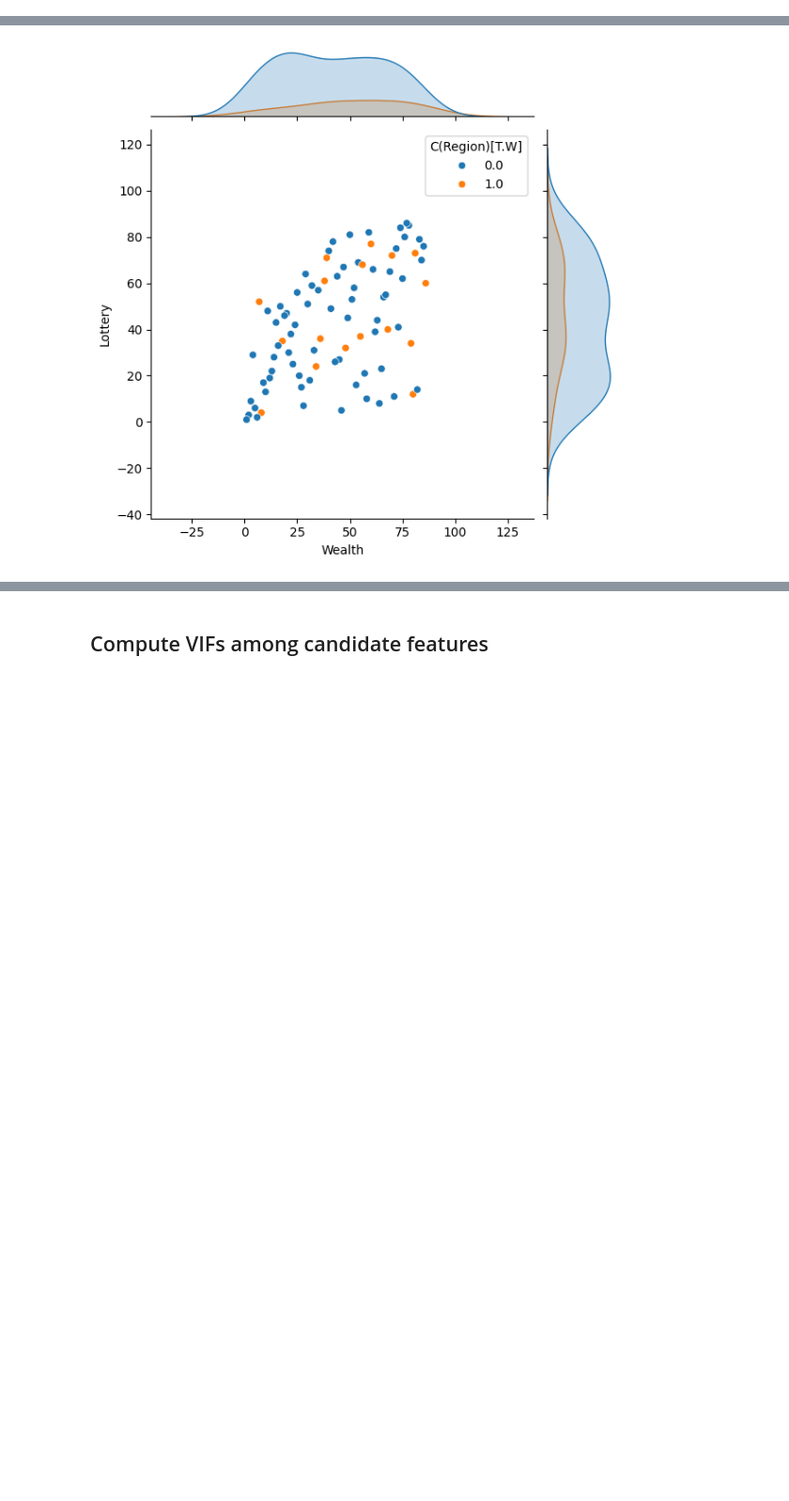
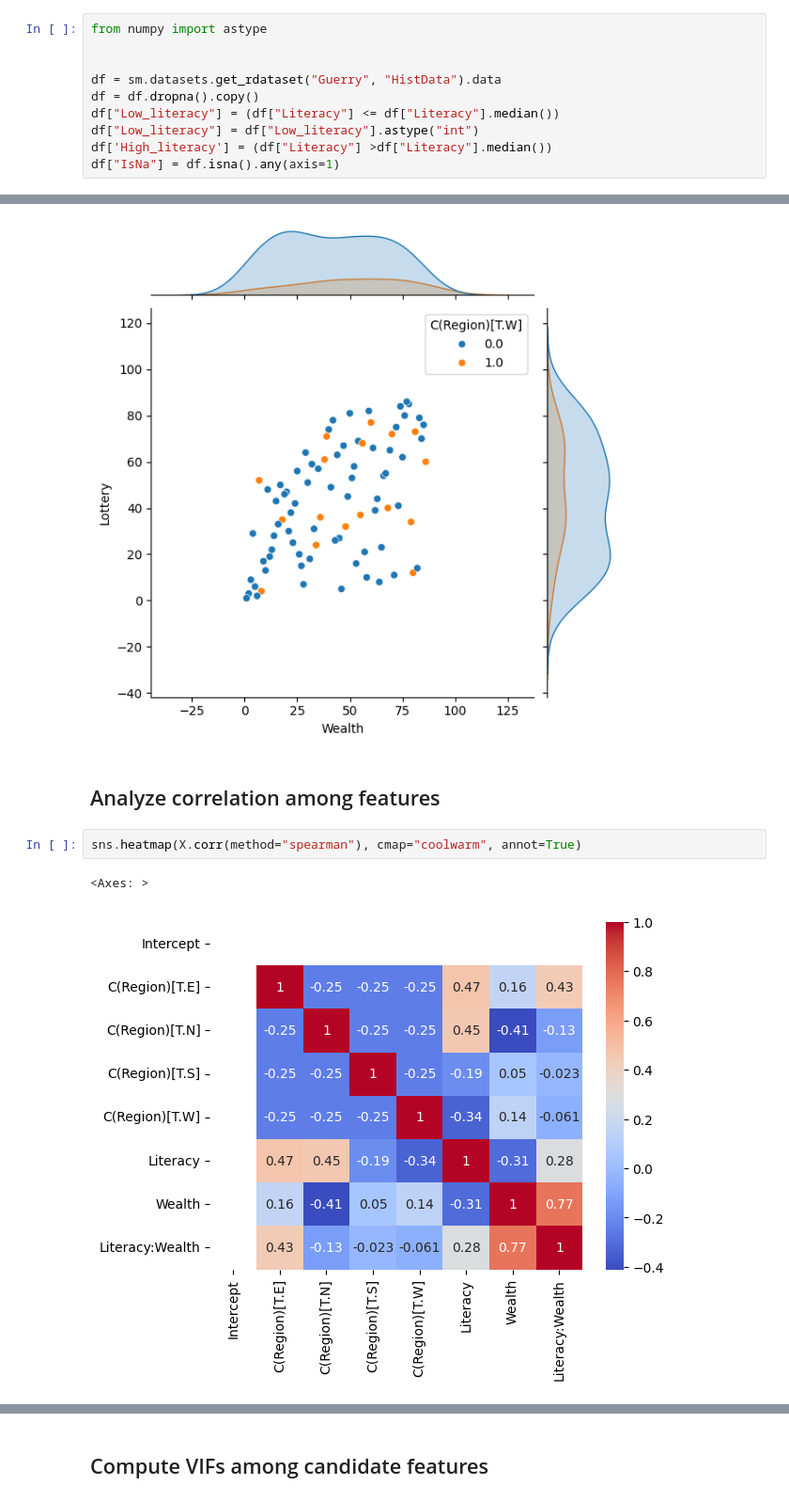
Before and after one commit to lszmer/code-prac, a Jupyter notebook: Machine Learning/Linear modelling/LMs in statsmodels.ipynb, the cells around one changed output, grey strips where cells are left out. Shown at 94% size. Drawn from its saved outputs; the diff is of its cells as text; blank space fills up the shorter version.

```diff
--- a/Machine Learning/Linear modelling/LMs in statsmodels.ipynb
+++ b/Machine Learning/Linear modelling/LMs in statsmodels.ipynb
@@ -23,0 +12,10 @@ Name: count, dtype: int64
+# %%
+from numpy import astype
+
+
+df = sm.datasets.get_rdataset("Guerry", "HistData").data
+df = df.dropna().copy()
+df["Low_literacy"] = (df["Literacy"] <= df["Literacy"].median())
+df["Low_literacy"] = df["Low_literacy"].astype("int")
+df['High_literacy'] = (df["Literacy"] >df["Literacy"].median())
+df["IsNa"] = df.isna().any(axis=1)
@@ -133,3 +141,10 @@ sns.jointplot(data=pd.concat([X, y], axis=1), x="Wealth", y = "Lottery", hue = "
 # %% [output]
 <seaborn.axisgrid.JointGrid at 0x...>
 [figure]
+# %% [markdown]
+## Analyze correlation among features
+# %%
+sns.heatmap(X.corr(method="spearman"), cmap="coolwarm", annot=True)
+# %% [output]
+<Axes: >
+[figure, added]
```
Also changed, not shown: parts of 23 cells of this notebook, 17 other files.
